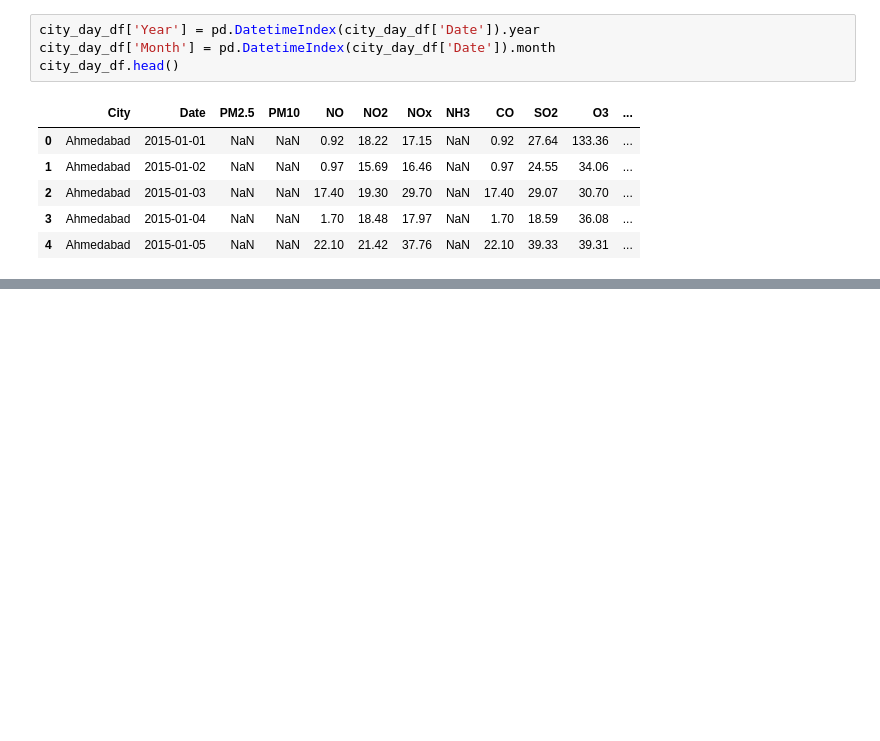
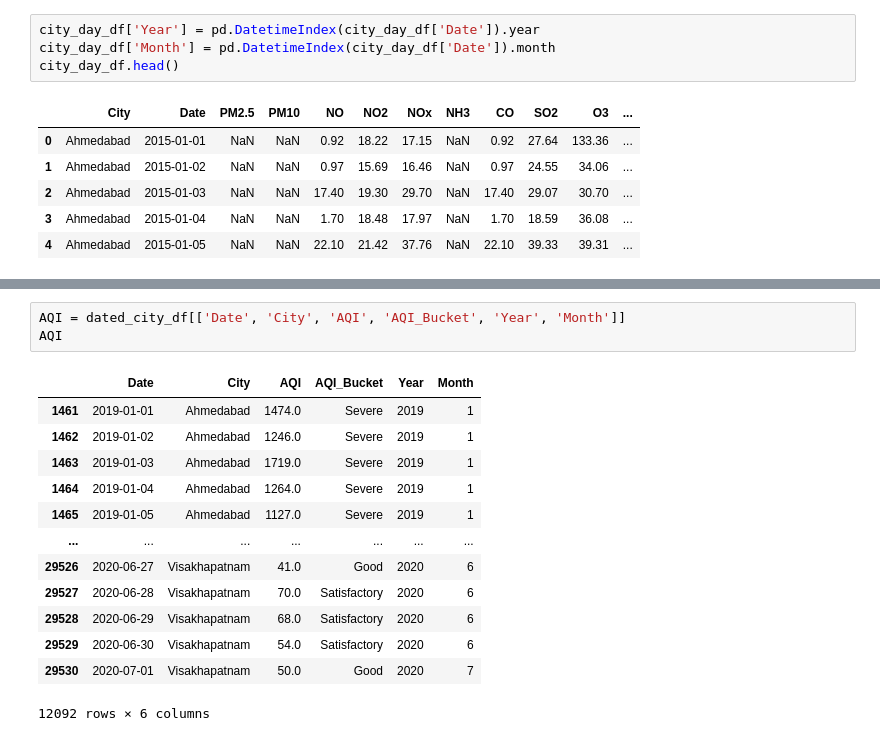
Before and after one commit to enumulak/EK_ML, a Jupyter notebook: Projects/Covid19PollutionEffect/Notebooks/Covid19_Pollution_TestBed.ipynb, the cells around one changed output, grey strips where cells are left out. Drawn from its saved outputs; the diff is of its cells as text; blank space fills up the shorter version.

```diff
--- a/Projects/Covid19PollutionEffect/Notebooks/Covid19_Pollution_TestBed.ipynb
+++ b/Projects/Covid19PollutionEffect/Notebooks/Covid19_Pollution_TestBed.ipynb
@@ -457,0 +364,17 @@ top_cities_graph('PM10')
+# %%
+AQI = dated_city_df[['Date', 'City', 'AQI', 'AQI_Bucket', 'Year', 'Month']]
+AQI
+# %% [output]
+|  | Date | City | AQI | AQI_Bucket | Year | Month |
+| 1461 | 2019-01-01 | Ahmedabad | 1474.0 | Severe | 2019 | 1 |
+| 1462 | 2019-01-02 | Ahmedabad | 1246.0 | Severe | 2019 | 1 |
+| 1463 | 2019-01-03 | Ahmedabad | 1719.0 | Severe | 2019 | 1 |
+| 1464 | 2019-01-04 | Ahmedabad | 1264.0 | Severe | 2019 | 1 |
+| 1465 | 2019-01-05 | Ahmedabad | 1127.0 | Severe | 2019 | 1 |
+| ... | ... | ... | ... | ... | ... | ... |
+| 29526 | 2020-06-27 | Visakhapatnam | 41.0 | Good | 2020 | 6 |
+| 29527 | 2020-06-28 | Visakhapatnam | 70.0 | Satisfactory | 2020 | 6 |
+| 29528 | 2020-06-29 | Visakhapatnam | 68.0 | Satisfactory | 2020 | 6 |
+| 29529 | 2020-06-30 | Visakhapatnam | 54.0 | Satisfactory | 2020 | 6 |
+| 29530 | 2020-07-01 | Visakhapatnam | 50.0 | Good | 2020 | 7 |
+12092 rows × 6 columns
```
Also changed, not shown: parts of 24 cells of this notebook, 1 other file.
